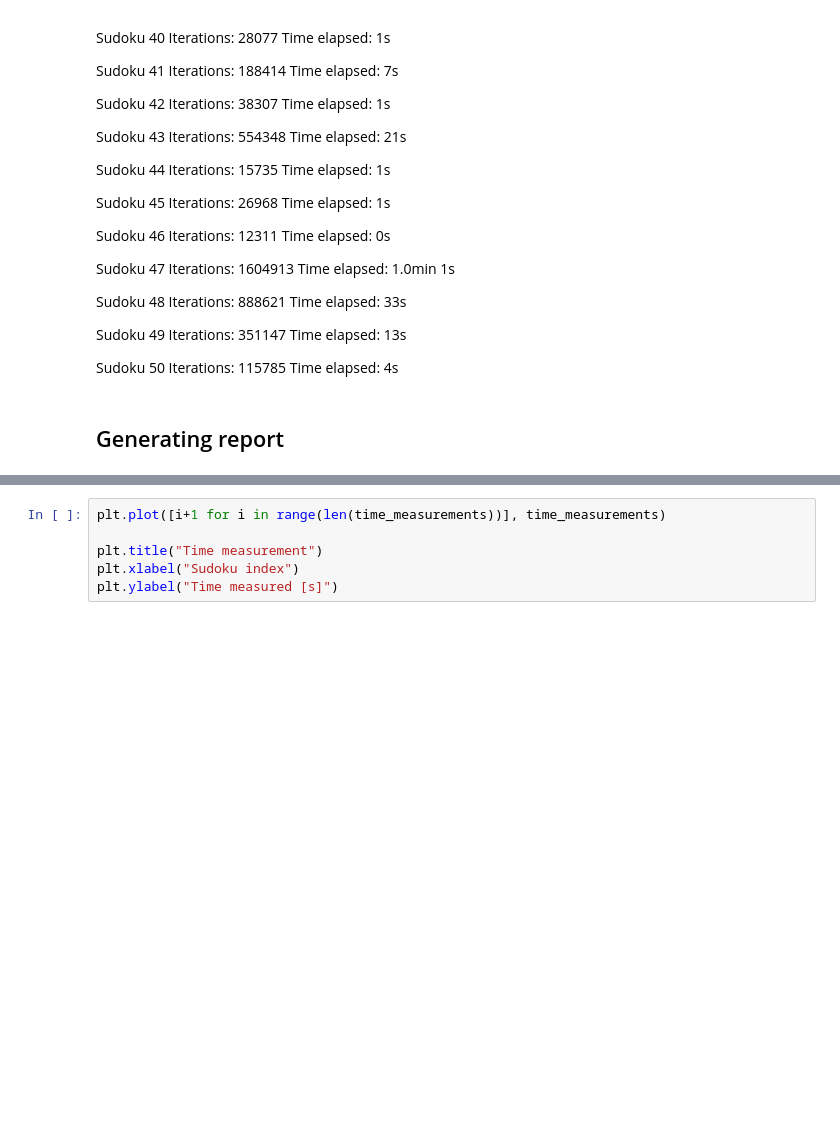
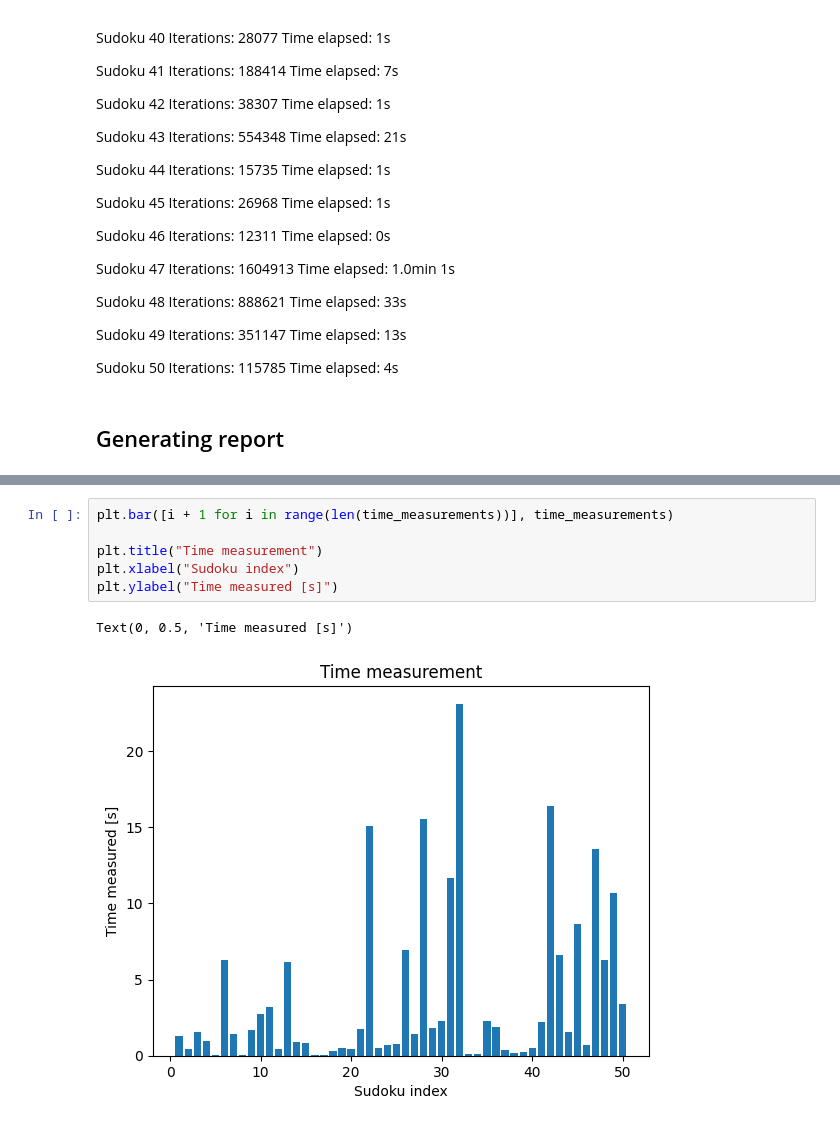
Before and after one commit to Nepommuck/Computational-Methods, a Jupyter notebook: Lab04/task3.ipynb, the cells around one changed output, grey strips where cells are left out. Cells and saved outputs as stored; diff of their text form; blank space fills up the shorter version.

```diff
--- a/Lab04/task3.ipynb
+++ b/Lab04/task3.ipynb
@@ -426,6 +464,9 @@ plt.ylabel("Number of iterations")
 # %%
-plt.plot([i+1 for i in range(len(time_measurements))], time_measurements)
+plt.bar([i + 1 for i in range(len(time_measurements))], time_measurements)
 
 plt.title("Time measurement")
 plt.xlabel("Sudoku index")
 plt.ylabel("Time measured [s]")
+# %% [output]
+Text(0, 0.5, 'Time measured [s]')
+[figure, added]
```
Also changed, not shown: parts of 11 cells of this notebook, 4 other files.
